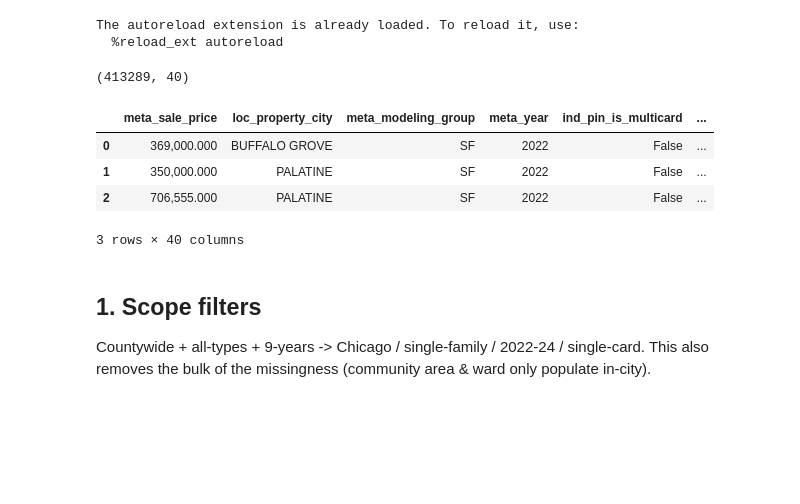
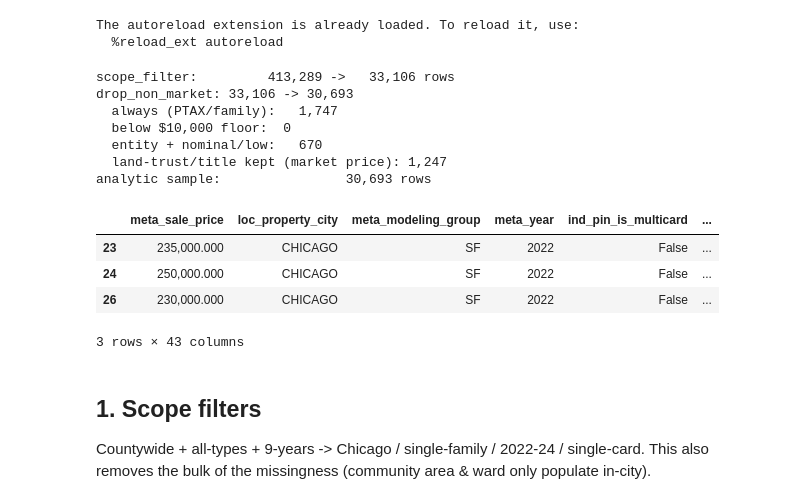
Before and after one commit to eshanprashar/chi-housing-analysis, a Jupyter notebook: notebooks/01_eda.ipynb, the cells around one changed output. Drawn from its saved outputs; the diff is of its cells as text; code cells hidden in the pictures; blank space fills up the shorter version.

```diff
--- a/notebooks/01_eda.ipynb
+++ b/notebooks/01_eda.ipynb
@@ -17,17 +18,23 @@ pd.set_option('display.float_format', lambda v: f'{v:,.3f}')
 The autoreload extension is already loaded. To reload it, use:
   %reload_ext autoreload
 # %%
-# Load only the columns the analysis needs (the file is 201 cols wide)
-df = load_training_data(columns=C.analysis_columns())
-print(df.shape)
-df.head(3)
+df = load_training_data(columns=C.analysis_columns())   # read
+sample = clean.build_analytic_sample(df)                # rows: scope + validity + log target
+model_df = assemble.build_features(sample)              # columns: distance-to-Loop + school flag
+model_df.head(3)
 # %% [output]
-(413289, 40)
+scope_filter:         413,289 ->   33,106 rows
+drop_non_market: 33,106 -> 30,693
+  always (PTAX/family):   1,747
+  below $10,000 floor:  0
+  entity + nominal/low:   670
+  land-trust/title kept (market price): 1,247
+analytic sample:                30,693 rows
 |  | meta_sale_price | loc_property_city | meta_modeling_group | meta_year | ind_pin_is_multicard | ... |
-| 0 | 369,000.000 | BUFFALO GROVE | SF | 2022 | False | ... |
-| 1 | 350,000.000 | PALATINE | SF | 2022 | False | ... |
-| 2 | 706,555.000 | PALATINE | SF | 2022 | False | ... |
+| 23 | 235,000.000 | CHICAGO | SF | 2022 | False | ... |
+| 24 | 250,000.000 | CHICAGO | SF | 2022 | False | ... |
+| 26 | 230,000.000 | CHICAGO | SF | 2022 | False | ... |
-3 rows × 40 columns
+3 rows × 43 columns
 # %% [markdown]
 ## 1. Scope filters
 Countywide + all-types + 9-years  ->  Chicago / single-family / 2022-24 / single-card.
```
Also changed, not shown: parts of 9 cells of this notebook, 6 other files.
